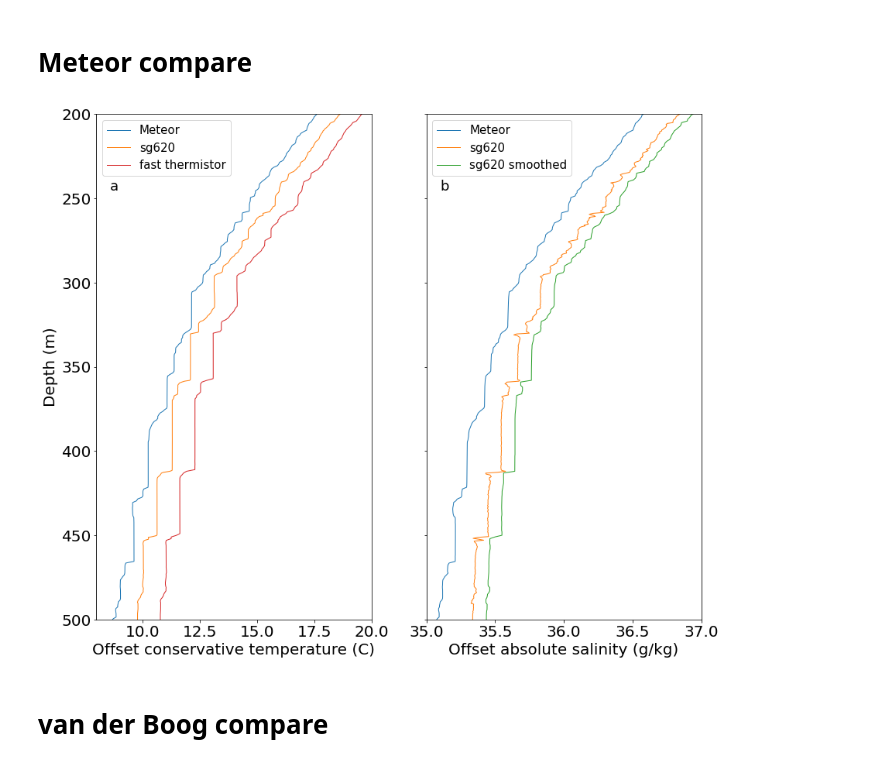
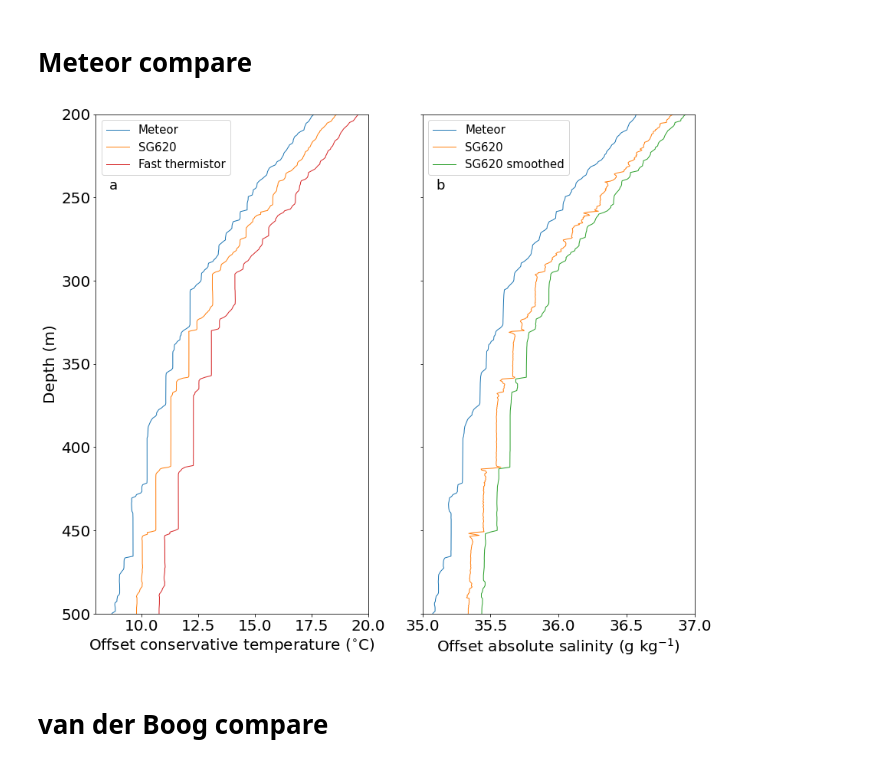
Before and after one commit to callumrollo/eurec4a-thermohaline-figures, a Jupyter notebook: create_figures.ipynb, the cells around one changed output. Drawn from its saved outputs; the diff is of its cells as text; code cells hidden in the pictures.

```diff
--- a/create_figures.ipynb
+++ b/create_figures.ipynb
@@ -581,25 +581,25 @@ dive_df = glider_df[(glider_df['glider']=='sg620') & (glider_df.dive==7)]
 # %%
 fig, ax = plt.subplots(1,2,figsize=(14,12), sharey='row')
 
 ax[0].plot(met_cast_df.temp, met_cast_df.depth, label='Meteor')
-ax[0].plot(dive_df.temp+1, dive_df.depth, label='sg620')
+ax[0].plot(dive_df.temp+1, dive_df.depth, label='SG620')
 ax[1].plot(met_cast_df.absal, met_cast_df.depth, label='Meteor')
-ax[1].plot(dive_df.abs_salinity+0.1, dive_df.depth, label='sg620')
+ax[1].plot(dive_df.abs_salinity+0.1, dive_df.depth, label='SG620')
 #ax[1].plot(dive_df_smooth.abs_salinity+0.25, dive_df_smooth.depth, label='sg620 smoothed')
-ax[1].plot(dive_df_smooth.sa+0.2, dive_df_smooth.p, label='sg620 smoothed')
-ax[0].plot(micro_df_dive.ct+2, micro_df_dive.p, label='fast thermistor', color='C3')
+ax[1].plot(dive_df_smooth.sa+0.2, dive_df_smooth.p, label='SG620 smoothed')
+ax[0].plot(micro_df_dive.ct+2, micro_df_dive.p, label='Fast thermistor', color='C3')
 
 #ax.plot(micro_df_dive.ct+2, micro_df_dive.p, label='Fast thermistor')
 ax[0].legend()
 ax[1].legend()
-ax[0].set(ylabel='Depth (m)', xlabel='Offset conservative temperature (C)', xlim=(8, 20), ylim=(200, 500))
-ax[1].set(xlabel='Offset absolute salinity (g/kg)', xlim=(35, 37))
+ax[0].set(ylabel='Depth (m)', xlabel='Offset conservative temperature ($^{\circ}$C)', xlim=(8, 20), ylim=(200, 500))
+ax[1].set(xlabel='Offset absolute salinity (g kg$^{-1}$)', xlim=(35, 37))
 
 ax[0].invert_yaxis()
 letterboxes(ax)
 savefig('obvs_compare')
 # %% [output]
-[figure, old version]
+[figure, new version]
 # %% [markdown]
 # van der Boog compare
 # %%
```
Also changed, not shown: parts of 8 cells of this notebook.
